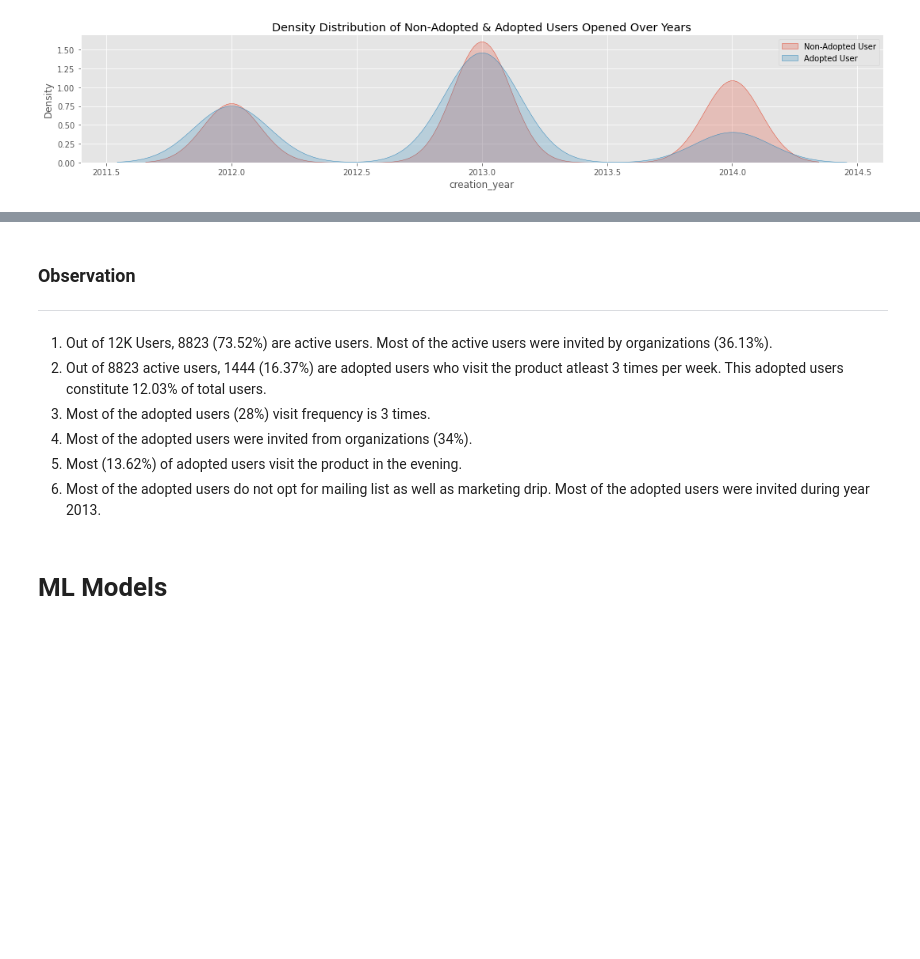
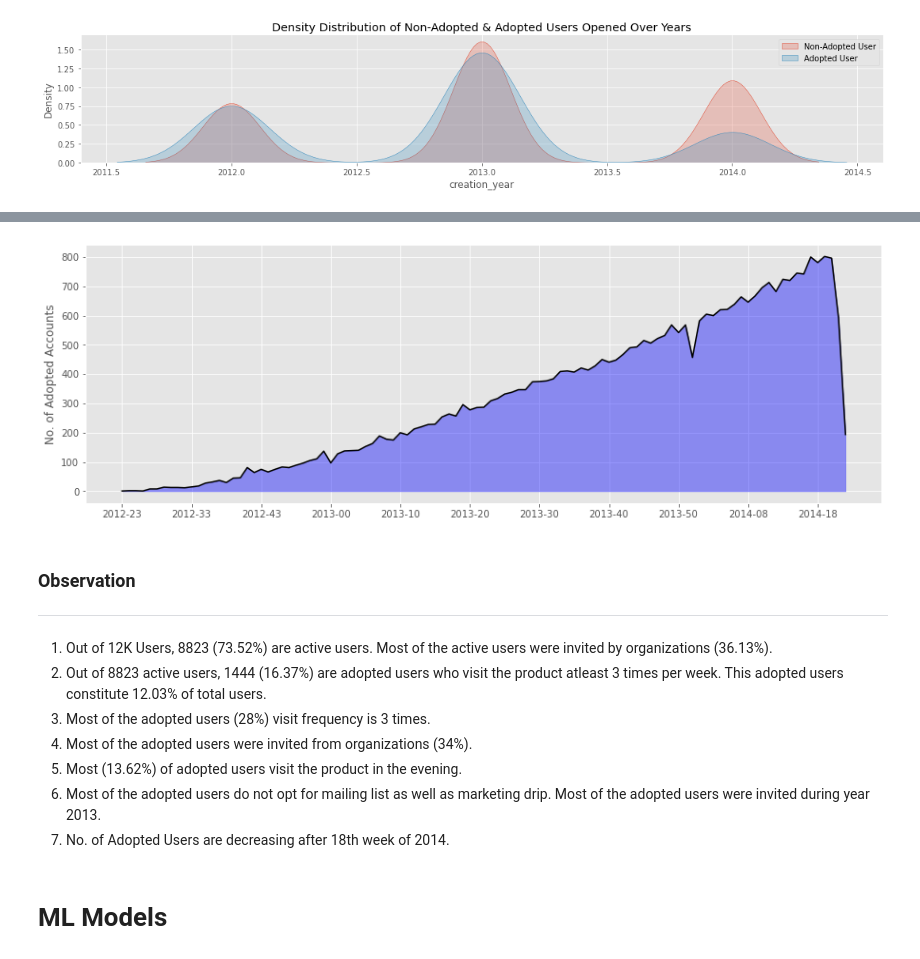
Before and after one commit to Jeyramana/GUVI_Assignments, a Jupyter notebook: Assignment_3/user.ipynb, the cells around one changed output, grey strips where cells are left out. Saved outputs shown, nothing was run; the diff lists cells and outputs as text; code cells hidden in the pictures; blank space fills up the shorter version.

```diff
--- a/Assignment_3/user.ipynb
+++ b/Assignment_3/user.ipynb
@@ -1214,3 +1214,6 @@ plt.legend(labels=['Non-Adopted User', 'Adopted User'])
 plt.show()
 # %% [output]
 [figure]
+# %%
+week_performance = adopted_user_df.groupby(['year_week'])['user_id'].value_counts().sum(level=0).reset_index(name='total_acc')
+week_performance.head()
@@ -1217,3 +1227,13 @@ plt.show()
+# %%
+plt.figure(figsize=(15, 5))
+plt.fill_between(week_performance.year_week,
+                 week_performance.total_acc, color='blue', alpha=0.4)
+plt.plot(week_performance.year_week, week_performance.total_acc, color='black', alpha=1)
+plt.xticks(np.arange(0, 105, step=10))
+plt.ylabel('No. of Adopted Accounts')
+plt.show()
+# %% [output]
+[figure, added]
 # %% [markdown]
 ### Observation
 ------------------
@@ -1223,6 +1243,7 @@ plt.show()
 4. Most of the adopted users were invited from organizations (34%).
 5. Most (13.62%) of adopted users visit the product in the evening.
 6. Most of the adopted users do not opt for mailing list as well as marketing drip. Most of the adopted users were invited during year 2013.
+7. No. of Adopted Users are decreasing after 18th week of 2014.
 # %% [markdown]
 # ML Models
 # %%
```
Also changed, not shown: parts of 2 cells of this notebook.
